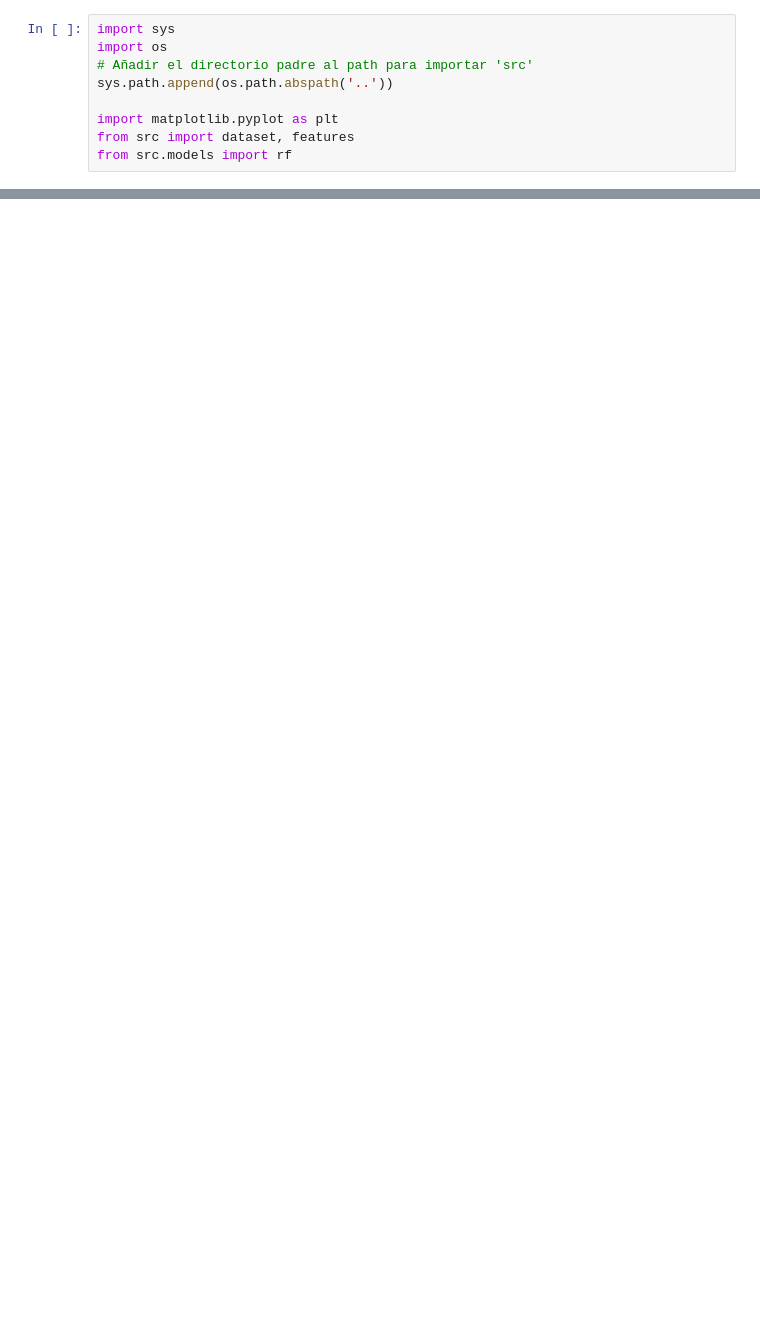
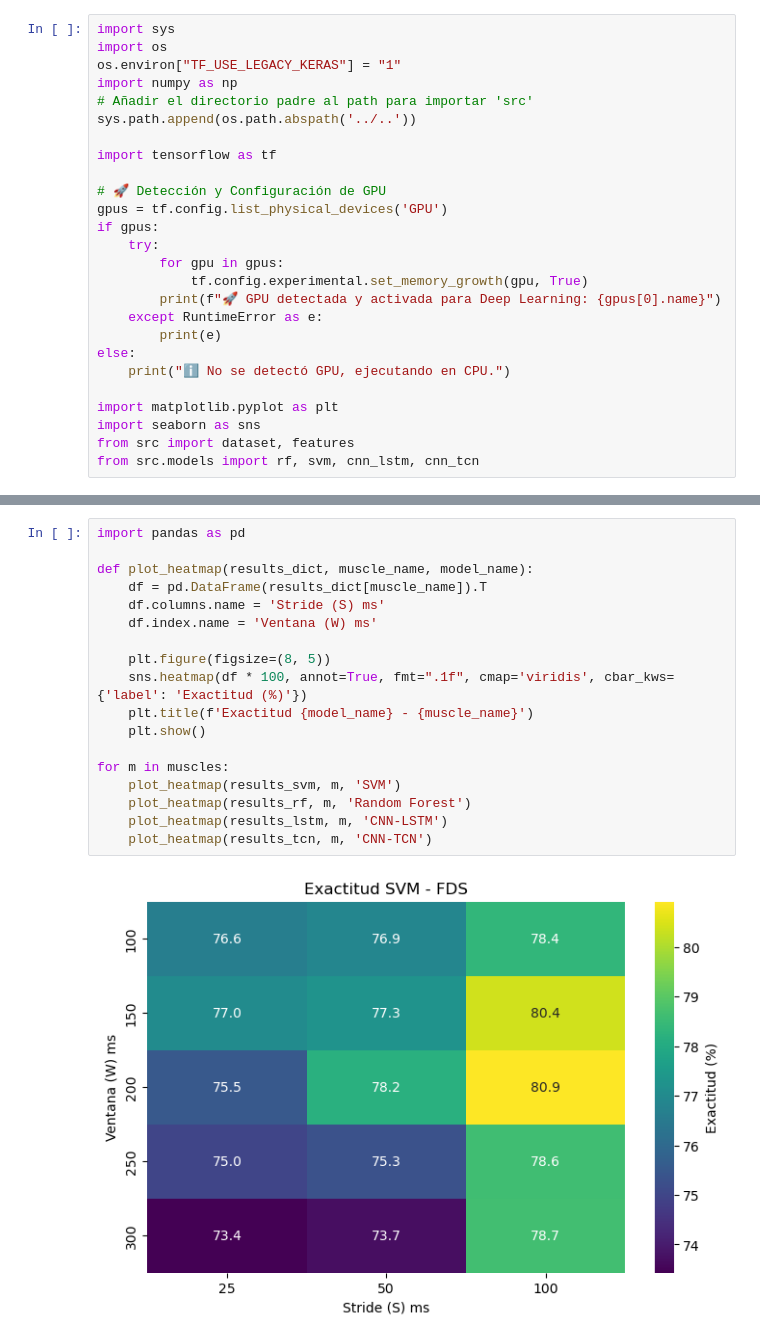
Before and after one commit to elSebee/MyoTensor_Tesis, a Jupyter notebook: intelligence/src/experimentos/01_Sensibilidad_Ventana.ipynb, the cells around one changed output, grey strips where cells are left out. Drawn from its saved outputs; the diff is of its cells as text; blank space fills up the shorter version.

```diff
--- a/intelligence/src/experimentos/01_Sensibilidad_Ventana.ipynb
+++ b/intelligence/src/experimentos/01_Sensibilidad_Ventana.ipynb
@@ -5,9 +6,26 @@ El objetivo de este cuadernillo es evaluar el efecto de variar el tamaño de la
 # %%
 import sys
 import os
+os.environ["TF_USE_LEGACY_KERAS"] = "1"
+import numpy as np
 # Añadir el directorio padre al path para importar 'src'
-sys.path.append(os.path.abspath('..'))
+sys.path.append(os.path.abspath('../..'))
+
+import tensorflow as tf
+
+# 🚀 Detección y Configuración de GPU
+gpus = tf.config.list_physical_devices('GPU')
+if gpus:
+    try:
+        for gpu in gpus:
+            tf.config.experimental.set_memory_growth(gpu, True)
+        print(f"🚀 GPU detectada y activada para Deep Learning: {gpus[0].name}")
+    except RuntimeError as e:
+        print(e)
+else:
+    print("ℹ️ No se detectó GPU, ejecutando en CPU.")
 
 import matplotlib.pyplot as plt
+import seaborn as sns
 from src import dataset, features
-from src.models import rf
+from src.models import rf, svm, cnn_lstm, cnn_tcn
@@ -57,0 +175,20 @@ plt.show()
+# %%
+import pandas as pd
+
+def plot_heatmap(results_dict, muscle_name, model_name):
+    df = pd.DataFrame(results_dict[muscle_name]).T
+    df.columns.name = 'Stride (S) ms'
+    df.index.name = 'Ventana (W) ms'
+
+    plt.figure(figsize=(8, 5))
+    sns.heatmap(df * 100, annot=True, fmt=".1f", cmap='viridis', cbar_kws={'label': 'Exactitud (%)'})
+    plt.title(f'Exactitud {model_name} - {muscle_name}')
+    plt.show()
+
+for m in muscles:
+    plot_heatmap(results_svm, m, 'SVM')
+    plot_heatmap(results_rf, m, 'Random Forest')
+    plot_heatmap(results_lstm, m, 'CNN-LSTM')
+    plot_heatmap(results_tcn, m, 'CNN-TCN')
+# %% [output]
+[figure, added]
```
Also changed, not shown: parts of 9 cells of this notebook, 38 other files.
